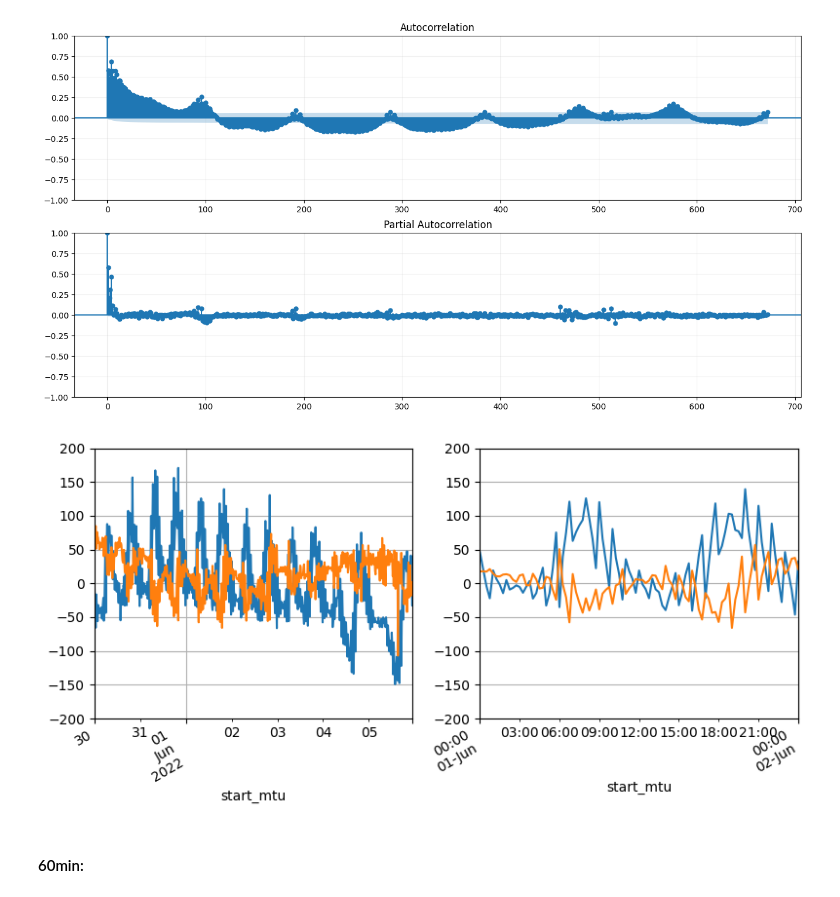
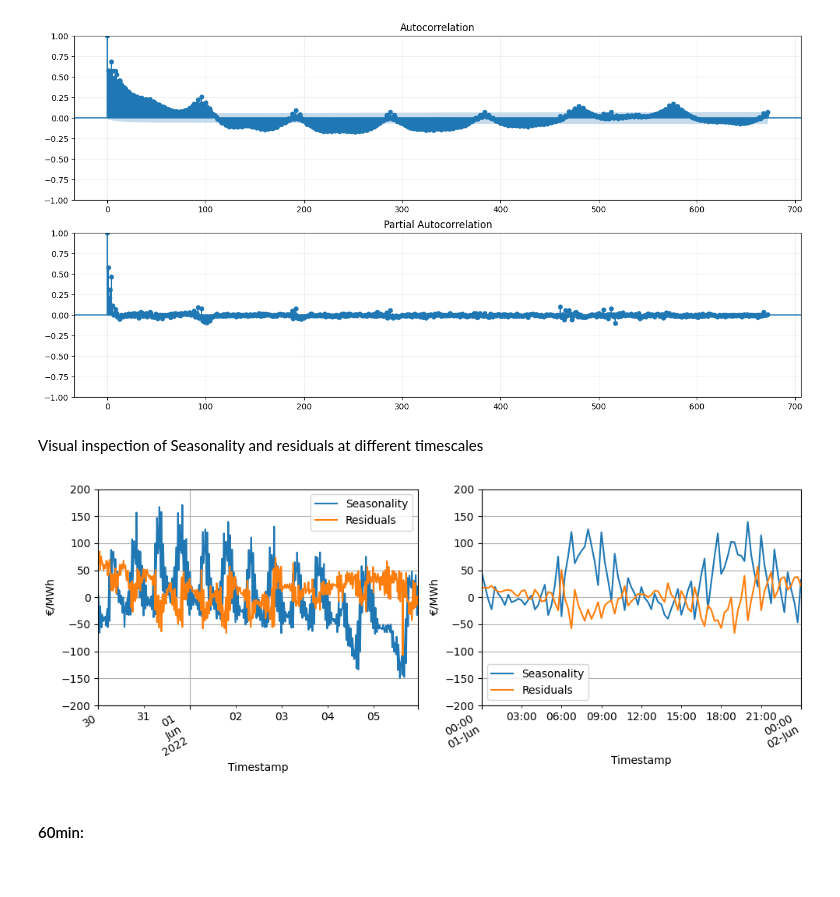
Before and after one commit to aturcati/battery-optimization, a Jupyter notebook: notebooks/0.0_price_timeseries_analysis.ipynb, the cells around one changed output. Saved outputs shown, nothing was run; the diff lists cells and outputs as text; code cells hidden in the pictures.

```diff
--- a/notebooks/0.0_price_timeseries_analysis.ipynb
+++ b/notebooks/0.0_price_timeseries_analysis.ipynb
@@ -21,5 +21,5 @@ from battery_optimization.data_handler import DataHandler
 
 Dataset consists in two timeseries containing the prices for electricity from the first 6 months of 2022. The 15 min data contains prices for 15 minutes contracts. The 60 min data is for 60 minutes contracts.
 # %%
-dh = DataHandler(reprocess=False)
+dh = DataHandler(reprocess=True)
 # %% [output]
@@ -447,25 +595,33 @@ plot_pacf(decom_fifteen.resid.dropna(), lags = 4*24*7, ax=ax[1], method='ywm')
 plt.show()
 # %% [output]
 [figure]
+# %% [markdown]
+Visual inspection of Seasonality and residuals at different timescales
 # %%
-fig, ax = plt.subplots(1,2,figsize=(8,4))
-decom_fifteen.seasonal.plot(ax=ax[0])
-decom_fifteen.resid.plot(ax=ax[0])
+fig, ax = plt.subplots(1,2,figsize=(10,4))
+decom_fifteen.seasonal.plot(ax=ax[0], label="Seasonality")
+decom_fifteen.resid.plot(ax=ax[0], label="Residuals")
+ax[0].legend()
 ax[0].grid()
 ax[0].set_xlim(pd.to_datetime(["2022-05-30 00:00", "2022-06-05 23:00"]))
 ax[0].set_ylim([-200,200])
+ax[0].set_ylabel("€/MWh")
+ax[0].set_xlabel("Timestamp")
 
-decom_fifteen.seasonal.plot(ax=ax[1])
-decom_fifteen.resid.plot(ax=ax[1])
+decom_fifteen.seasonal.plot(ax=ax[1], label="Seasonality")
+decom_fifteen.resid.plot(ax=ax[1], label="Residuals")
 ax[1].grid()
+ax[1].legend()
 ax[1].set_xlim(pd.to_datetime(["2022-06-01 00:00", "2022-06-02 00:00"]))
 ax[1].set_ylim([-200,200])
+ax[1].set_ylabel("€/MWh")
+ax[1].set_xlabel("Timestamp")
 
 fig.autofmt_xdate()
 
 plt.tight_layout()
 # %% [output]
-[figure, old version]
+[figure, new version]
 # %% [markdown]
 #### 60min:
 # %%
```
Also changed, not shown: parts of 43 cells of this notebook, 1 other file.
